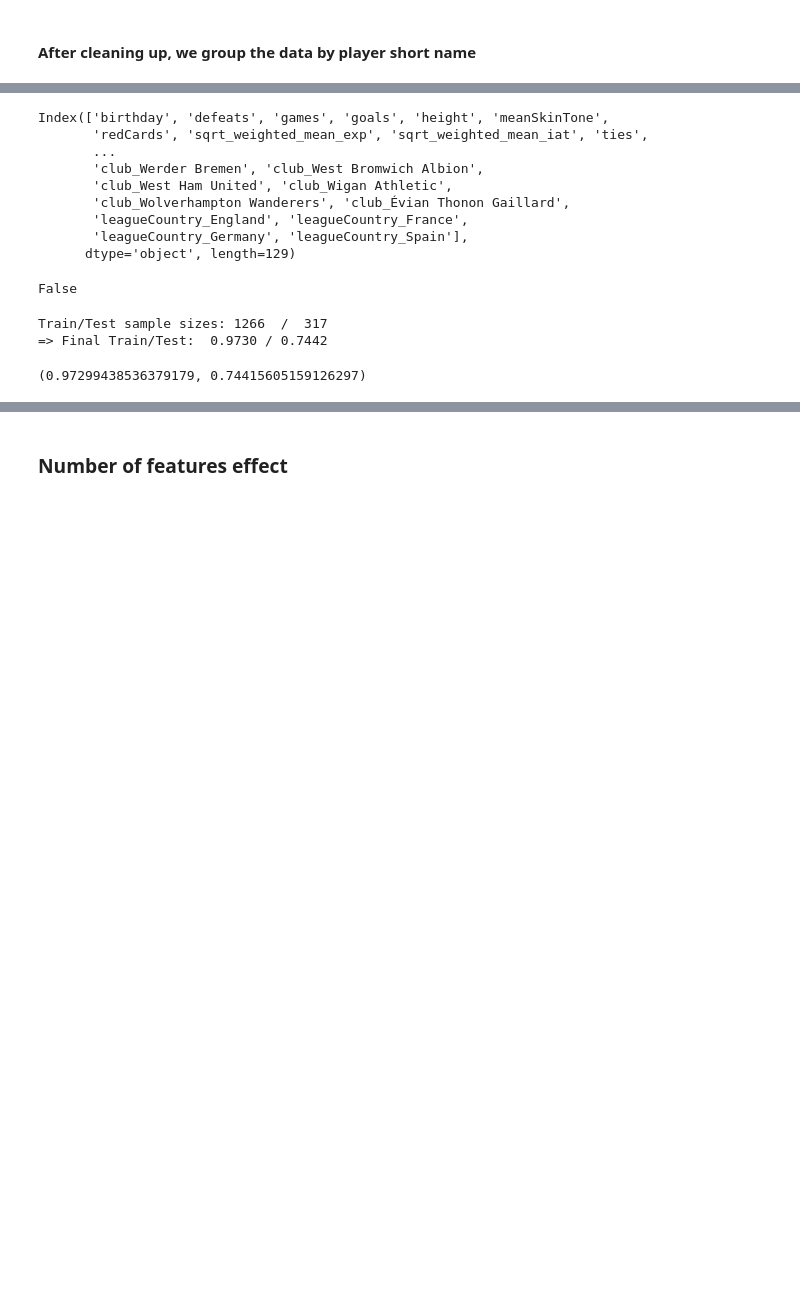
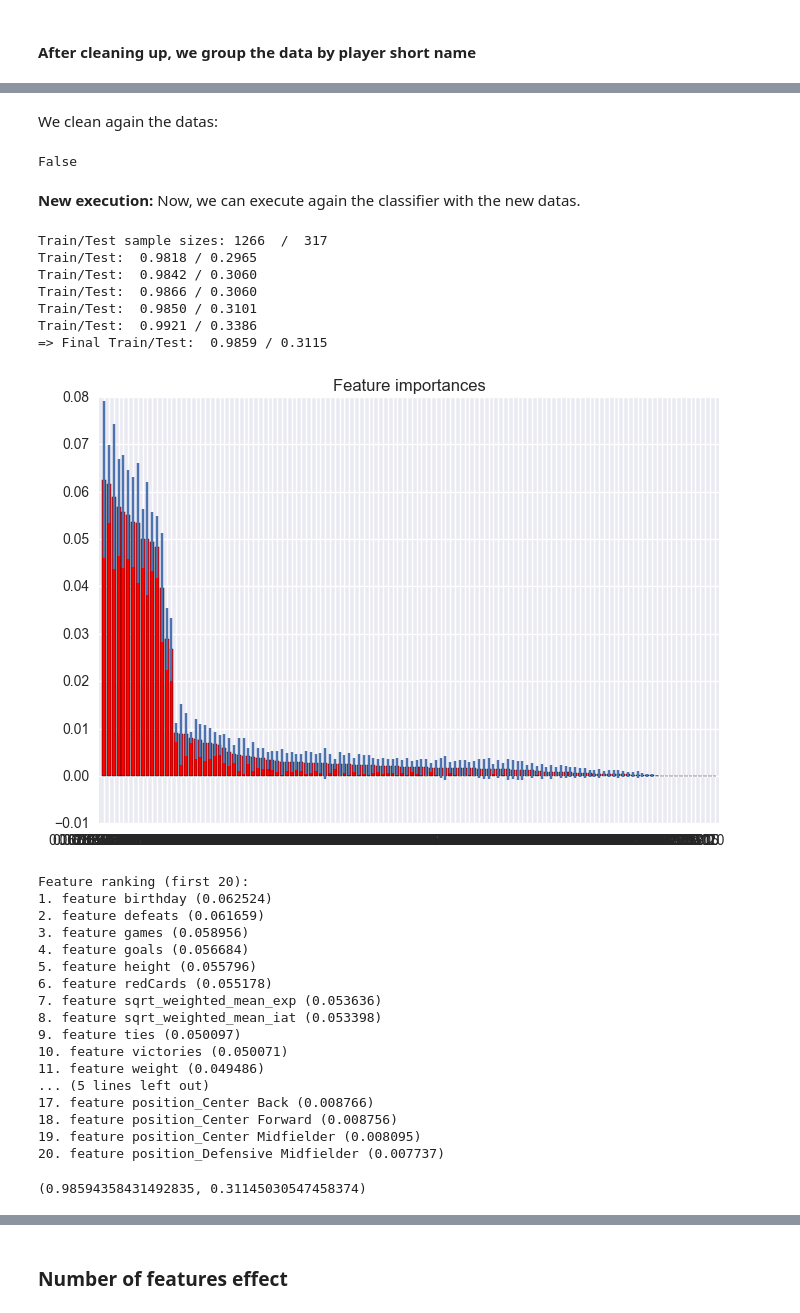
Before and after one commit to daniel-guggenheim/ada-homeworks, a Jupyter notebook: 04 - Applied ML/HW4 - main.ipynb, the cells around one changed output, grey strips where cells are left out. Drawn from its saved outputs; the diff is of its cells as text; code cells hidden in the pictures; blank space fills up the shorter version.

```diff
--- a/04 - Applied ML/HW4 - main.ipynb
+++ b/04 - Applied ML/HW4 - main.ipynb
@@ -287,38 +406,50 @@ for player_name, data in by_group_player:
 # %%
 # create DataFrame from aggregated data
 aggregated_df = pd.DataFrame(unique_player_data)
+# %% [markdown]
+We clean again the datas:
 # %%
 aggregated_df = pd.get_dummies(aggregated_df, prefix=None, prefix_sep='_', dummy_na=False, columns=["position"], sparse=False, drop_first=False)
 aggregated_df = pd.get_dummies(aggregated_df, prefix=None, prefix_sep='_', dummy_na=False, columns=["club"], sparse=False, drop_first=False)
 aggregated_df = pd.get_dummies(aggregated_df, prefix=None, prefix_sep='_', dummy_na=False, columns=["leagueCountry"], sparse=False, drop_first=False)
+randomForestDF = aggregated_df.drop(['player', 'playerShort'], axis = 1)
+# For each column, if there is any NaN value, we compute the mean and replace the NaN values with it.
+for i in range(len(randomForestDF.columns)):
+    if (randomForestDF[randomForestDF.columns[i]].isnull().values.any()):
+        mean = np.mean(randomForestDF[randomForestDF.columns[i]])
+        randomForestDF[randomForestDF.columns[i]].fillna(mean, inplace = True)
+randomForestDF.isnull().values.any()
+# %% [output]
+False
-# %%
-aggregated_df.isnull().values.any()
-randomForestDF = aggregated_df.drop(['player', 'playerShort'], axis = 1)
-randomForestDF.columns
-# %% [output]
-Index(['birthday', 'defeats', 'games', 'goals', 'height', 'meanSkinTone',
-       'redCards', 'sqrt_weighted_mean_exp', 'sqrt_weighted_mean_iat', 'ties',
-       ...
-       'club_Werder Bremen', 'club_West Bromwich Albion',
-       'club_West Ham United', 'club_Wigan Athletic',
-       'club_Wolverhampton Wanderers', 'club_Évian Thonon Gaillard',
-       'leagueCountry_England', 'leagueCountry_France',
-       'leagueCountry_Germany', 'leagueCountry_Spain'],
-      dtype='object', length=129)
-# %%
-# For each column, if there is any NaN value, we compute the mean and replace the NaN values with it.
-for i in range(len(randomForestDF.columns)):
-    if (randomForestDF[randomForestDF.columns[i]].isnull().values.any()):
-        mean = np.mean(randomForestDF[randomForestDF.columns[i]])
-        randomForestDF[randomForestDF.columns[i]].fillna(mean, inplace = True)
-
-randomForestDF.isnull().values.any()
-# %% [output]
-False
+# %% [markdown]
+<b>New execution:</b> Now, we can execute again the classifier with the new datas.
 # %%
 (X, y, Xpd) = makeMatrixForClassifier(randomForestDF)
-executingRandomForest(X, y, Xpd, False, numb_trees, nb_features)
+executingRandomForest(X, y, Xpd, True, numb_trees, nb_features)
 # %% [output]
 Train/Test sample sizes: 1266  /  317
-=> Final Train/Test:  0.9730 / 0.7442
+Train/Test:  0.9818 / 0.2965
+Train/Test:  0.9842 / 0.3060
+Train/Test:  0.9866 / 0.3060
+Train/Test:  0.9850 / 0.3101
+Train/Test:  0.9921 / 0.3386
+=> Final Train/Test:  0.9859 / 0.3115
+[figure, added]
-(0.97299438536379179, 0.74415605159126297)
+Feature ranking (first 20):
+1. feature birthday (0.062524)
+2. feature defeats (0.061659)
+3. feature games (0.058956)
+4. feature goals (0.056684)
+5. feature height (0.055796)
+6. feature redCards (0.055178)
+7. feature sqrt_weighted_mean_exp (0.053636)
+8. feature sqrt_weighted_mean_iat (0.053398)
+9. feature ties (0.050097)
+10. feature victories (0.050071)
+11. feature weight (0.049486)
+... (5 lines left out)
+17. feature position_Center Back (0.008766)
+18. feature position_Center Forward (0.008756)
+19. feature position_Center Midfielder (0.008095)
+20. feature position_Defensive Midfielder (0.007737)
+(0.98594358431492835, 0.31145030547458374)
```
Also changed, not shown: parts of 40 cells of this notebook.
